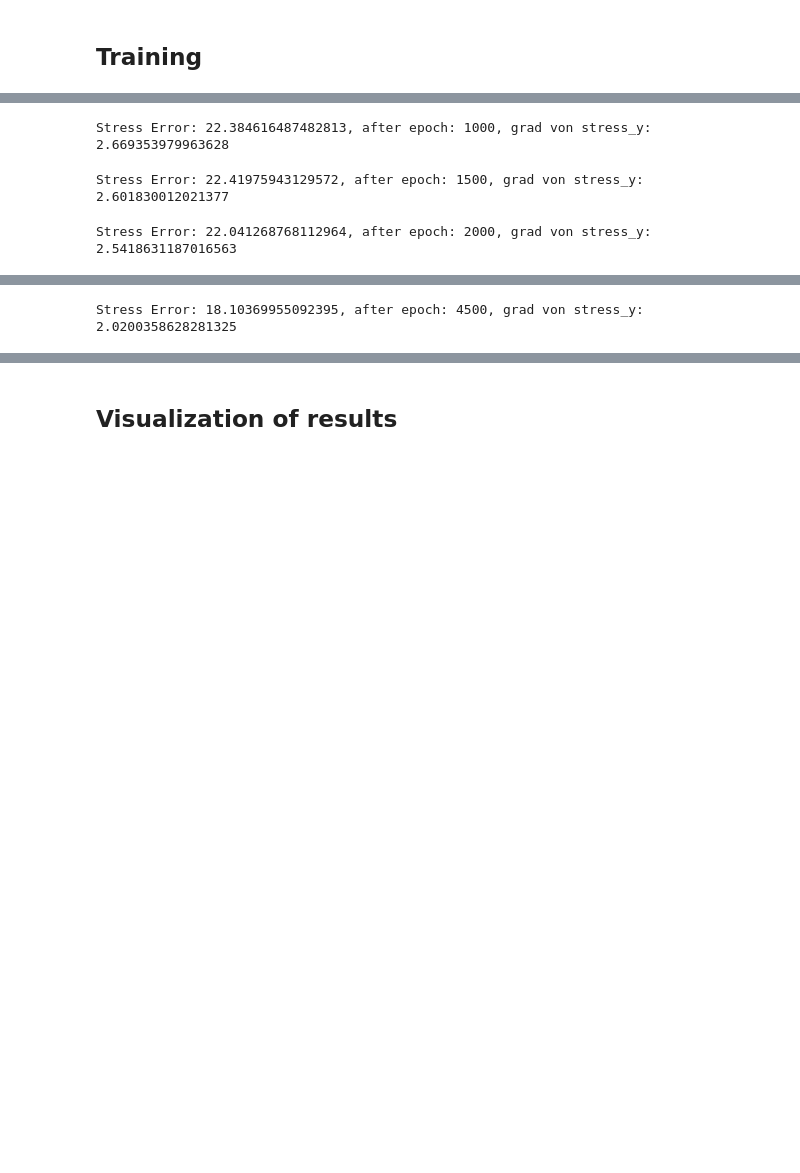
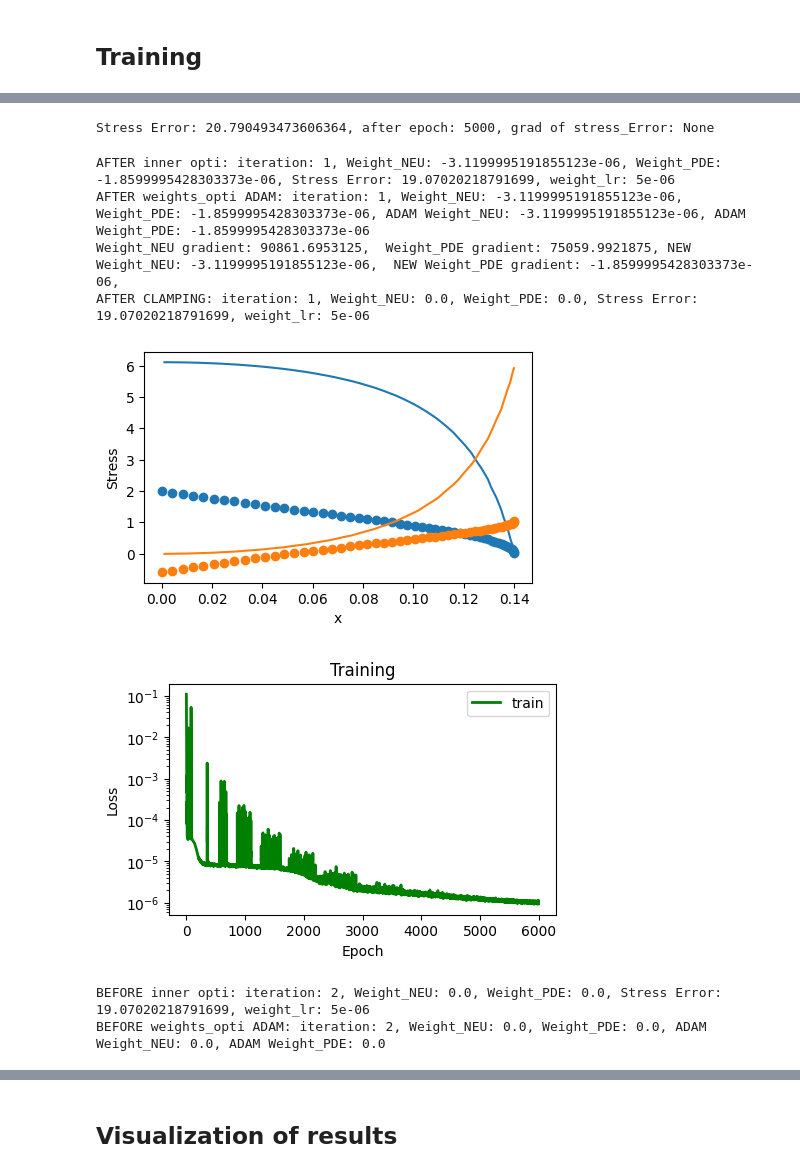
Before and after one commit to sebatomon/PINNs_for_simple_shape_optimization, a Jupyter notebook: new_torch.ipynb, the cells around one changed output, grey strips where cells are left out. Drawn from its saved outputs; the diff is of its cells as text; code cells hidden in the pictures; blank space fills up the shorter version.

Commit message:
another failed attempt to optimize Weight_NEU and Weight_PDE

```diff
--- a/new_torch.ipynb
+++ b/new_torch.ipynb
@@ -263,14 +263,13 @@ def compute_physics_losses(complete_collo):
 ## Training
 # %%
 # Epochs
-epochs_adam = 11000 #2.5-3it/s -> 7min #previous value -> 5600
+epochs_adam = 6000 #2.5-3it/s -> 7min #previous value -> 5600
 epochs_lbfgs = 0
 # Batch size
-batch_size = 256 #previous value 64
+batch_size = 64 #previous value 64
 # Learning rate
 lr = 0.05 #previous value -> 0.005
-weight_lr = 8.0e-07 #previous value -> 0.00001
-lr_weights = 1.0e-05
+weight_lr = 5.0e-06 #previous value -> 0.00001
 # Scheduler step width
 scheduler_step = 500
 # Gamma factor of scheduler
@@ -313,9 +312,10 @@ y_stress_y = f_stress_y(x_new)
 # Weight_PDE = torch.nn.Parameter(torch.tensor(8.0e-06), requires_grad=True)
 #iteration: 26, Weight_NEU: 1.8841683879627231e-06, Weight_PDE: 3.1355081392423563e-06, Stress Error: 6.01981784519743, , lr: 7.700431458051553e-08
 
+
 #Weight_NEU and Weight_PDE for hyperparameter optimization
-Weight_NEU = torch.tensor(5.123499795445241e-05, requires_grad=True, device=device) #previous value -> 5.551547019422287e-06
-Weight_PDE = torch.tensor(5.655143705647788e-06, requires_grad=True, device=device) #previous value -> 1.655143705647788e-06
+Weight_NEU = torch.tensor(1.88e-06, requires_grad=True, device=device) #previous value -> 5.551547019422287e-06
+Weight_PDE = torch.tensor(3.14e-06, requires_grad=True, device=device) #previous value -> 1.655143705647788e-06
 
 
 
@@ -328,7 +328,7 @@ def train_weights(W_neu, W_pde):
     net.apply(weight_reset)
 
     #optimizer with parameter of nn and weights for optimization
-    optimizer = torch.optim.Adam(net.parameters(), lr=lr, differentiable= False)
+    optimizer = torch.optim.Adam(net.parameters(), lr=lr)
     #scheduler = StepLR(optimizer, step_size=scheduler_step, gamma=scheduler_gamma)
     #scheduler = ExponentialLR(optimizer, gamma=exponential_gamma)
     scheduler = MultiStepLR(optimizer, milestones=[100, 200, 400, 700, 1100, 1600, 2200, 2900, 3700, 4600, 5600,  9000], gamma=0.5)
@@ -368,22 +368,26 @@ def train_weights(W_neu, W_pde):
             #stressError = mse(stress_hole[:, 0, 0], torch.tensor(y_stress_x, device=device)) + mse(stress_hole[:, 1, 1], torch.tensor(y_stress_y, device=device)).retain_grad
             stress_x = stress_hole[:, 0, 0].clone().detach().requires_grad_(True)
             stress_y = stress_hole[:, 1, 1].clone().detach().requires_grad_(True)
-            mse_stress_hole_x = mse(stress_x, torch.tensor(y_stress_x, requires_grad=True, device=device))
-            mse_stress_hole_y = mse(stress_y, torch.tensor(y_stress_y, requires_grad=True, device=device))
+            stress_x.retain_grad()
+            stress_y.retain_grad()
+            mse_stress_hole_x = mse(stress_x, torch.tensor(y_stress_x, requires_grad=True, device=device)).requires_grad_(True)
+            mse_stress_hole_y = mse(stress_y, torch.tensor(y_stress_y, requires_grad=True, device=device)).requires_grad_(True)
             stressError = mse_stress_hole_x + mse_stress_hole_y
+            stressError.requires_grad_(True)
+            stressError.retain_grad()
             #compare just a single point of y_stress_y (stress value of 6.0)
             #stressError = mse(stress_hole[:, 1, 1][0], torch.tensor(y_stress_y[0], device=device))
 
             # Make optimization step after batch
             loss.backward(retain_graph=True)
-            stressError.backward(retain_graph=True)
+            #stressError.backward(retain_graph=True)
 
             optimizer.step()
 
         # Make scheduler step after full epoch
         scheduler.step()
-        if(epoch % 500 == 0):
-            print(f"Stress Error: {stressError}, after epoch: {epoch}, grad von stress_y: {mse_stress_hole_y}")
+        if(epoch % 5000 == 0):
+            print(f"Stress Error: {stressError}, after epoch: {epoch}, grad of stress_Error: {stressError.grad}")
 
         # append loss to history (important for plotting)
         with torch.autograd.no_grad():
@@ -394,22 +398,45 @@ def train_weights(W_neu, W_pde):
     return stressError
 
 
-
-optimizer_weights = torch.optim.Adam([Weight_NEU, Weight_PDE], lr=lr_weights)
+optimizer_weights = torch.optim.Adam([Weight_NEU, Weight_PDE], lr=weight_lr)
 scheduler_weights = StepLR(optimizer_weights, step_size=10, gamma=0.9)
 for i in range(testruns):
-    optimizer_weights.zero_grad()
-    mse_error = train_weights(Weight_NEU, Weight_PDE)
+
+    Weight_NEU = optimizer_weights.param_groups[0]['params'][0]
+    Weight_PDE = optimizer_weights.param_groups[0]['params'][1]
 
     # print weights and stress error
-    print(f"iteration: {i+1}, Weight_NEU: {Weight_NEU.item()}, Weight_PDE: {Weight_PDE.item()}, Stress Error: {mse_error.item()}, lr_PDE: {optimizer_weights.param_groups[0]['lr']}")#, lr_PDE: {optimizer_PDE.param_groups[0]['lr']}")
+    print(f"BEFORE inner opti: iteration: {i+1}, Weight_NEU: {Weight_NEU.item()}, Weight_PDE: {Weight_PDE.item()}, Stress Error: {mse_error.item()}, weight_lr: {optimizer_weights.param_groups[0]['lr']}")#, lr_PDE: {optimizer_PDE.param_groups[0]['lr']}")
+    print(f"BEFORE weights_opti ADAM: iteration: {i+1}, Weight_NEU: {Weight_NEU.item()}, Weight_PDE: {Weight_PDE.item()}, ADAM Weight_NEU: {optimizer_weights.param_groups[0]['params'][0]}, ADAM Weight_PDE: {optimizer_weights.param_groups[0]['params'][1]}")
+
+    optimizer_weights.zero_grad()
+    mse_error = train_weights(optimizer_weights.param_groups[0]['params'][0], optimizer_weights.param_groups[0]['params'][1])
+
     mse_error.backward()
     optimizer_weights.step()
+    print(f"AFTER inner opti: iteration: {i+1}, Weight_NEU: {Weight_NEU.item()}, Weight_PDE: {Weight_PDE.item()}, Stress Error: {mse_error.item()}, weight_lr: {optimizer_weights.param_groups[0]['lr']}")
+    print(f"AFTER weights_opti ADAM: iteration: {i+1}, Weight_NEU: {Weight_NEU.item()}, Weight_PDE: {Weight_PDE.item()}, ADAM Weight_NEU: {optimizer_weights.param_groups[0]['params'][0]}, ADAM Weight_PDE: {optimizer_weights.param_groups[0]['params'][1]}")
 
-    # Weight_NEU = torch.clamp(Weight_NEU, min= torch.tensor(0.0, requires_grad=True, device=device))
-    # Weight_PDE = torch.clamp(Weight_PDE, min= torch.tensor(0.0, requires_grad=True, device=device))
-    print(f"Weight_NEU gradient: {Weight_NEU.grad},  Weight_PDE gradient: {Weight_PDE.grad}")
 
+    print(f"Weight_NEU gradient: {optimizer_weights.param_groups[0]['params'][0].grad},  Weight_PDE gradient: {optimizer_weights.param_groups[0]['params'][1].grad}, NEW Weight_NEU: {Weight_NEU},  NEW Weight_PDE gradient: {Weight_PDE}, ")
+
+    # # Update the weights manually
+    # with torch.no_grad():
+    #     optimizer_weights.param_groups[0]['params'][0] = optimizer_weights.param_groups[0]['params'][0] - weight_lr * optimizer_weights.param_groups[0]['params'][0].grad
+    #     optimizer_weights.param_groups[0]['params'][1] = optimizer_weights.param_groups[0]['params'][1] - weight_lr * optimizer_weights.param_groups[0]['params'][1].grad
+
+    # print(f"AFTER weights update manually: iteration: {i+1}, Weight_NEU: {Weight_NEU.item()}, Weight_PDE: {Weight_PDE.item()}, Stress Error: {mse_error.item()}, weight_lr: {optimizer_weights.param_groups[0]['lr']}")
+
+    optimizer_weights.param_groups[0]['params'][0] = torch.max(optimizer_weights.param_groups[0]['params'][0], torch.tensor(0.0, requires_grad=True, device=device))
+    optimizer_weights.param_groups[0]['params'][1] = torch.max(optimizer_weights.param_groups[0]['params'][1], torch.tensor(0.0, requires_grad=True, device=device))
+
+    optimizer_weights.param_groups[0]['params'][0].retain_grad()
+    optimizer_weights.param_groups[0]['params'][1].retain_grad()
+
+
+
+
+    print(f"AFTER CLAMPING: iteration: {i+1}, Weight_NEU: {optimizer_weights.param_groups[0]['params'][0]}, Weight_PDE: {optimizer_weights.param_groups[0]['params'][1]}, Stress Error: {mse_error.item()}, weight_lr: {optimizer_weights.param_groups[0]['lr']}")
 
     with torch.autograd.no_grad():
         weight_history.append(float(mse_error.data))
@@ -437,3 +465,9 @@ Stress Error: 22.25947745320931, after epoch: 500, grad von stress_y: 2.79396027
-Stress Error: 22.384616487482813, after epoch: 1000, grad von stress_y: 2.669353979963628
+Stress Error: 20.790493473606364, after epoch: 5000, grad of stress_Error: None
-Stress Error: 22.41975943129572, after epoch: 1500, grad von stress_y: 2.601830012021377
+AFTER inner opti: iteration: 1, Weight_NEU: -3.1199995191855123e-06, Weight_PDE: -1.8599995428303373e-06, Stress Error: 19.07020218791699, weight_lr: 5e-06
+AFTER weights_opti ADAM: iteration: 1, Weight_NEU: -3.1199995191855123e-06, Weight_PDE: -1.8599995428303373e-06, ADAM Weight_NEU: -3.1199995191855123e-06, ADAM Weight_PDE: -1.8599995428303373e-06
+Weight_NEU gradient: 90861.6953125,  Weight_PDE gradient: 75059.9921875, NEW Weight_NEU: -3.1199995191855123e-06,  NEW Weight_PDE gradient: -1.8599995428303373e-06,
+AFTER CLAMPING: iteration: 1, Weight_NEU: 0.0, Weight_PDE: 0.0, Stress Error: 19.07020218791699, weight_lr: 5e-06
+[figure, added]
+[figure, added]
-Stress Error: 22.041268768112964, after epoch: 2000, grad von stress_y: 2.5418631187016563
+BEFORE inner opti: iteration: 2, Weight_NEU: 0.0, Weight_PDE: 0.0, Stress Error: 19.07020218791699, weight_lr: 5e-06
+BEFORE weights_opti ADAM: iteration: 2, Weight_NEU: 0.0, Weight_PDE: 0.0, ADAM Weight_NEU: 0.0, ADAM Weight_PDE: 0.0
@@ -444 +482,0 @@ Stress Error: 19.03203070665571, after epoch: 4000, grad von stress_y: 2.1816155
-Stress Error: 18.10369955092395, after epoch: 4500, grad von stress_y: 2.0200358628281325
```
Also changed, not shown: parts of 1 cell of this notebook.
